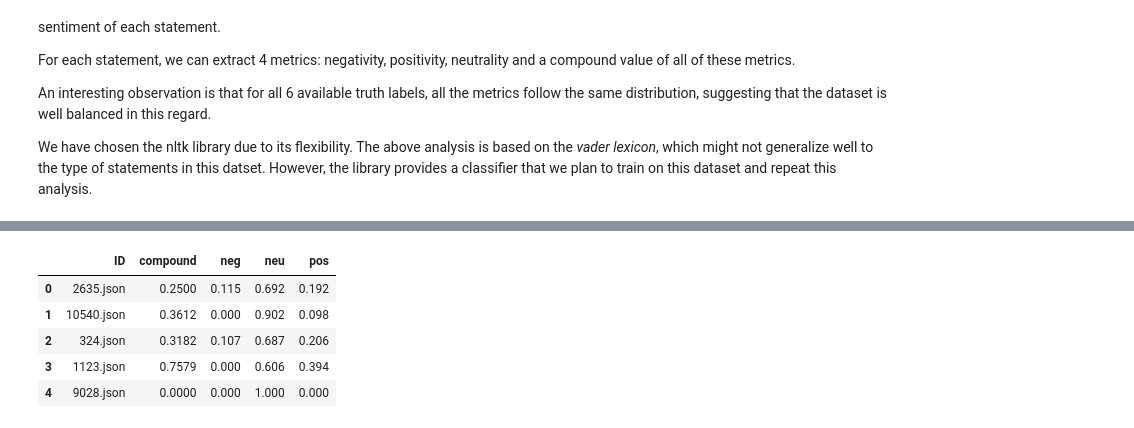
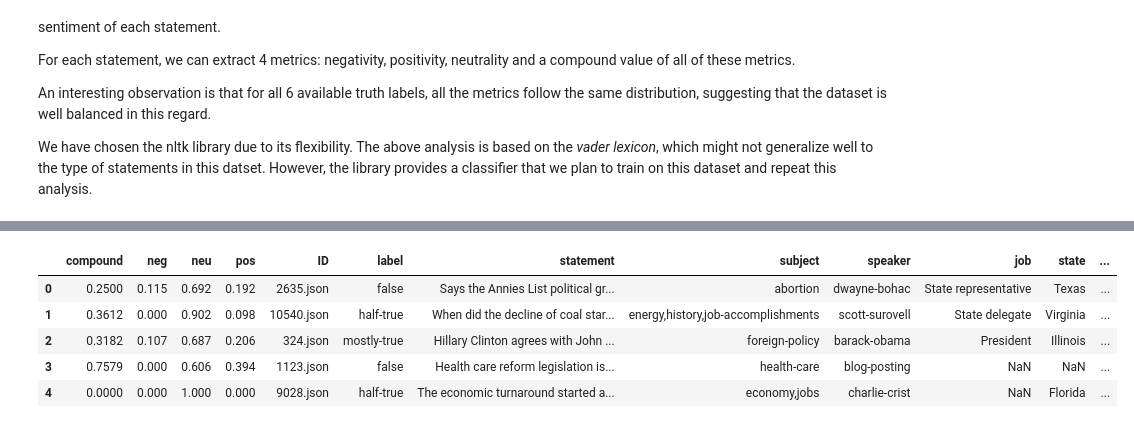
Before and after one commit to mikanikos/Features-of-Lies, a Jupyter notebook: SentimentAnalysis.ipynb, the cells around one changed output, grey strips where cells are left out. Saved outputs shown, nothing was run; the diff lists cells and outputs as text; code cells hidden in the pictures.

```diff
--- a/SentimentAnalysis.ipynb
+++ b/SentimentAnalysis.ipynb
@@ -44,13 +47,3 @@ For each statement, we can extract 4 metrics: negativity, positivity, neutrality
 An interesting observation is that for all 6 available truth labels, all the metrics follow the same distribution, suggesting that the dataset is well balanced in this regard.
 
 We have chosen the nltk library due to its flexibility. The above analysis is based on the *vader lexicon*, which might not generalize well to the type of statements in this datset. However, the library provides a classifier that we plan to train on this dataset and repeat this analysis.
-# %%
-import nltk
-nltk.download('vader_lexicon')
-
-def nltk_sentiment(sentence):
-    from nltk.sentiment.vader import SentimentIntensityAnalyzer
-
-    nltk_sentiment = SentimentIntensityAnalyzer()
-    score = nltk_sentiment.polarity_scores(sentence)
-    return score
@@ -66,9 +50,18 @@ nltk_df = text_df.join(results_df)
+# %%
+# Define a utility to perform sentiment analysis using nltk
+nltk_analyzer = SentimentIntensityAnalyzer()
+
+def nltk_sentiment(statement):
+    return nltk_analyzer.polarity_scores(statement)
+# %%
+# Add sentiment analysis to the dataframe
+data_with_sentiments = pd.DataFrame([nltk_sentiment(row) for row in df_raw.statement]).join(df_raw)
 # %%
-nltk_df.head(5)
+data_with_sentiments.head(5)
 # %% [output]
-|  | ID | compound | neg | neu | pos |
-| 0 | 2635.json | 0.2500 | 0.115 | 0.692 | 0.192 |
-| 1 | 10540.json | 0.3612 | 0.000 | 0.902 | 0.098 |
-| 2 | 324.json | 0.3182 | 0.107 | 0.687 | 0.206 |
-| 3 | 1123.json | 0.7579 | 0.000 | 0.606 | 0.394 |
-| 4 | 9028.json | 0.0000 | 0.000 | 1.000 | 0.000 |
+|  | compound | neg | neu | pos | ID | label | statement | subject | speaker | job | state | ... |
+| 0 | 0.2500 | 0.115 | 0.692 | 0.192 | 2635.json | false | Says the Annies List political gr... | abortion | dwayne-bohac | State representative | Texas | ... |
+| 1 | 0.3612 | 0.000 | 0.902 | 0.098 | 10540.json | half-true | When did the decline of coal star... | energy,history,job-accomplishments | scott-surovell | State delegate | Virginia | ... |
+| 2 | 0.3182 | 0.107 | 0.687 | 0.206 | 324.json | mostly-true | Hillary Clinton agrees with John ... | foreign-policy | barack-obama | President | Illinois | ... |
+| 3 | 0.7579 | 0.000 | 0.606 | 0.394 | 1123.json | false | Health care reform legislation is... | health-care | blog-posting | NaN | NaN | ... |
+| 4 | 0.0000 | 0.000 | 1.000 | 0.000 | 9028.json | half-true | The economic turnaround started a... | economy,jobs | charlie-crist | NaN | Florida | ... |
```
Also changed, not shown: parts of 20 cells of this notebook, 1 other file.
